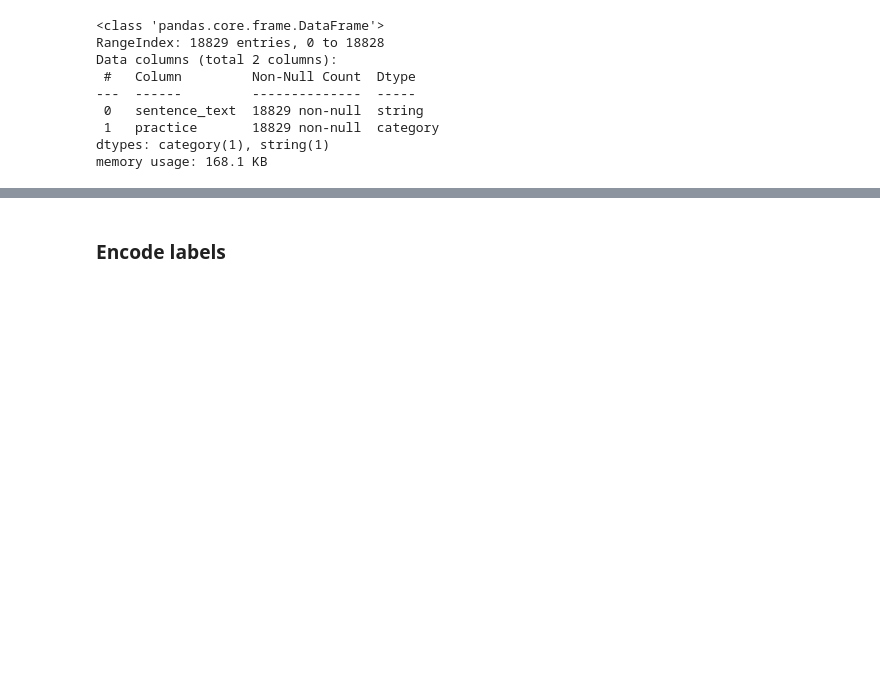
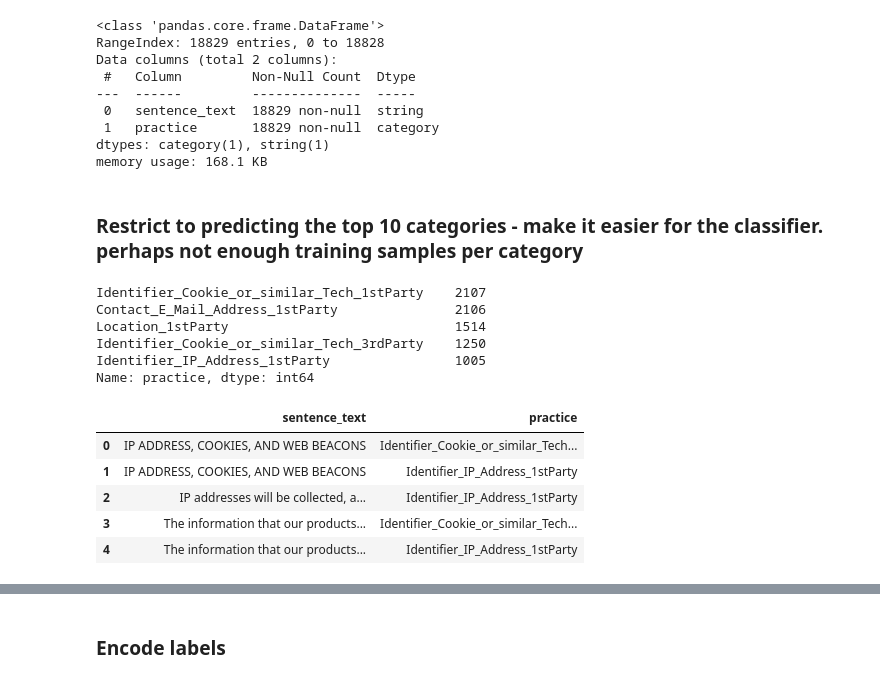
Before and after one commit to TristanKoh/capstone-repo, a Jupyter notebook: code/nlp_bert.ipynb, the cells around one changed output, grey strips where cells are left out. Drawn from its saved outputs; the diff is of its cells as text; code cells hidden in the pictures; blank space fills up the shorter version.

```diff
--- a/code/nlp_bert.ipynb
+++ b/code/nlp_bert.ipynb
@@ -68,3 +68,14 @@ Data columns (total 2 columns):
  1   practice       18829 non-null  category
 dtypes: category(1), string(1)
 memory usage: 168.1 KB
+# %% [markdown]
+### Restrict to predicting the top 10 categories - make it easier for the classifier. perhaps not enough training samples per category
+# %%
+df["practice"].value_counts()[:5]
+# %% [output]
+Identifier_Cookie_or_similar_Tech_1stParty    2107
+Contact_E_Mail_Address_1stParty               2106
+Location_1stParty                             1514
+Identifier_Cookie_or_similar_Tech_3rdParty    1250
+Identifier_IP_Address_1stParty                1005
+Name: practice, dtype: int64
@@ -70,0 +84,11 @@ memory usage: 168.1 KB
+# %%
+# Filter df to top 5 cats
+df_filtered = df[df["practice"].isin(top_5_cats)]
+df_filtered.head()
+# %% [output]
+|  | sentence_text | practice |
+| 0 | IP ADDRESS, COOKIES, AND WEB BEACONS | Identifier_Cookie_or_similar_Tech... |
+| 1 | IP ADDRESS, COOKIES, AND WEB BEACONS | Identifier_IP_Address_1stParty |
+| 2 | IP addresses will be collected, a... | Identifier_IP_Address_1stParty |
+| 3 | The information that our products... | Identifier_Cookie_or_similar_Tech... |
+| 4 | The information that our products... | Identifier_IP_Address_1stParty |
```
Also changed, not shown: parts of 11 cells of this notebook, 3 other files.
